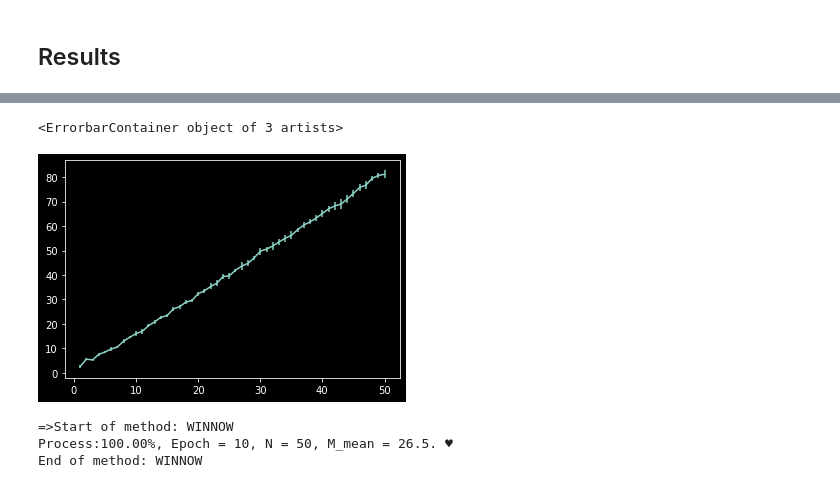
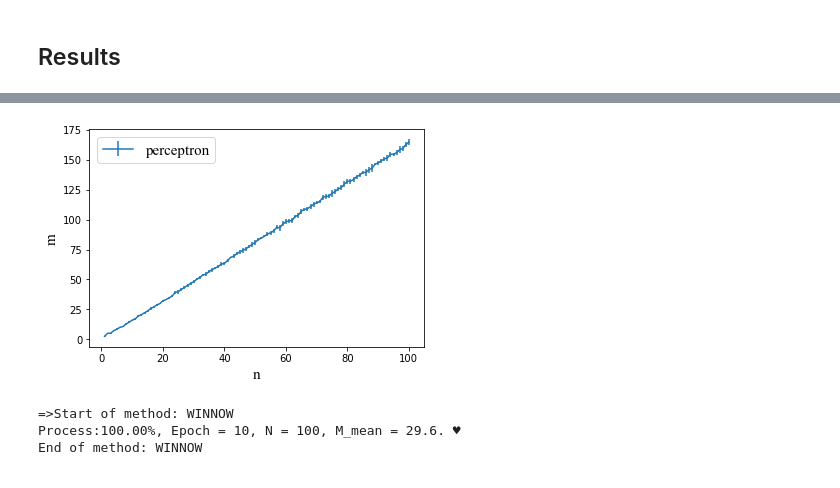
Before and after one commit to Hy23333/Islington-0078-Ass2, a Jupyter notebook: COMP0078 Asst2 Q2-Copy1.ipynb, the cells around one changed output, grey strips where cells are left out. Drawn from its saved outputs; the diff is of its cells as text; code cells hidden in the pictures.

Commit message:
Assignment 2 Q2 plot update

```diff
--- a/COMP0078 Asst2 Q2-Copy1.ipynb
+++ b/COMP0078 Asst2 Q2-Copy1.ipynb
@@ -147,18 +147,3 @@ def winnow(X_train, Y_train, X_test, Y_test):
     error = test_error(Y_test, Yhat_test)
 
     return error
-# %%
-    weight = np.ones(5) # initialise weights to ones --Mark
-    weight = np.array(weight,dtype='float32')
-    x = np.random.randint(2,size = (5,5))
-    xt = x[1,:]
-    print(type(xt))
-    xt.tolist()
-    print(xt)
-#     xt = [1,0,1,0,1]
-#     print(type(xt))
-
-    for i in range(len(weight)):
-        print(xt[i])
-        weight[i] *= 2**(float((0-1))*xt[i])
-    weight
@@ -382,6 +358,6 @@ def long_long_long_computation(N=100, test_size=500, outter_maxrun=10, inner_max
 ## Results
 # %%
 %%time
-M_mean_perceptron, M_std_perceptron = complexity(100, 300) "perceptron")
+M_mean_perceptron, M_std_perceptron = complexity(100, 300, "perceptron")
 # %% [output]
 =>Start of method: PERCEPTRON
@@ -392,11 +368,16 @@ Wall time: 14min 44s
-# %%
-plt.errorbar(np.arange(1, 101), M_mean_perceptron, M_std_perceptron)
-# %% [output]
-<ErrorbarContainer object of 3 artists>
-[figure, removed]
+# %%
+plt.errorbar(np.arange(1, 101), M_mean_perceptron, M_std_perceptron, label = "perceptron")
+plt.legend(prop = font1)
+plt.xlabel('n',font2)
+plt.ylabel('m',font2)
+plt.savefig('perceptron_100_300.png')
+plt.show()
+plt.show()
+# %% [output]
+[figure, added]
 # %%
-M_mean_winnow, M_std_winnow = complexity(50, 500, "winnow")
+M_mean_winnow, M_std_winnow = complexity(100, 300, "winnow")
 # %% [output]
 =>Start of method: WINNOW
-Process:100.00%, Epoch = 10, N = 50, M_mean = 26.5. ♥
+Process:100.00%, Epoch = 10, N = 100, M_mean = 29.6. ♥
 End of method: WINNOW
```
Also changed, not shown: parts of 5 cells of this notebook.
